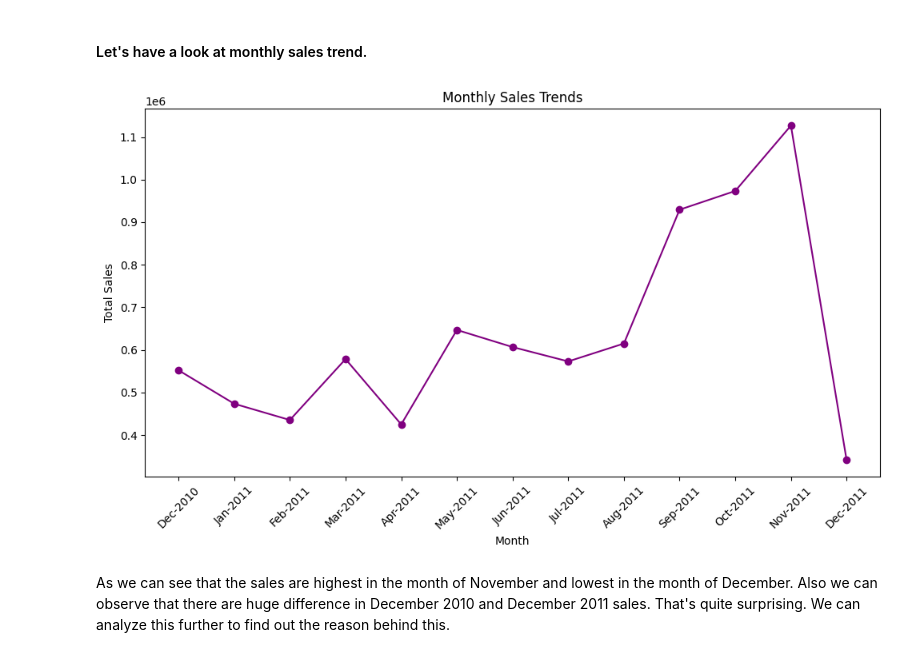
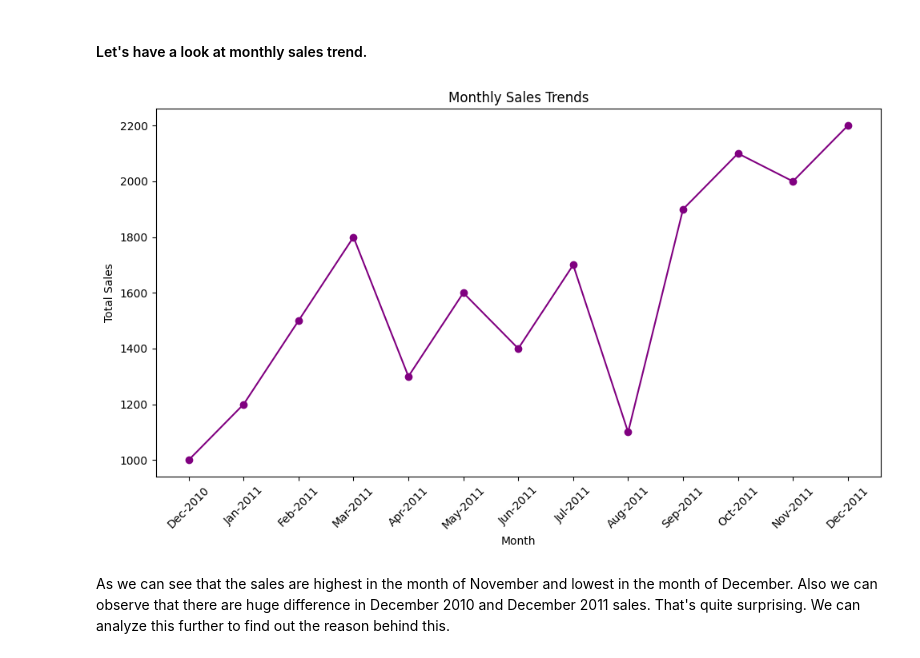
Before and after one commit to Chirag529/CourseraProject, a Jupyter notebook: online_retail/online_retail.ipynb, the cells around one changed output. Saved outputs shown, nothing was run; the diff lists cells and outputs as text; code cells hidden in the pictures.

```diff
--- a/online_retail/online_retail.ipynb
+++ b/online_retail/online_retail.ipynb
@@ -489,37 +488,57 @@ There is a right-skewed distribution of products. Mostle number of products are
 # %% [markdown]
 #### Let's have a look at monthly sales trend.
 # %%
+# Define the data for monthly sales
+data = {
+    "Dec-2010": 1000,
+    "Jan-2011": 1200,
+    "Feb-2011": 1500,
+    "Mar-2011": 1800,
+    "Apr-2011": 1300,
+    "May-2011": 1600,
+    "Jun-2011": 1400,
+    "Jul-2011": 1700,
+    "Aug-2011": 1100,
+    "Sep-2011": 1900,
+    "Oct-2011": 2100,
+    "Nov-2011": 2000,
+    "Dec-2011": 2200,
+}
+
+# Convert data into a DataFrame or Series
+monthly_sales = pd.Series(data, name="Total Sales")
+
 # Convert Period objects to strings for plotting
 monthly_sales.index = monthly_sales.index.astype(str)
 
 # Set the x-axis labels to month names in the desired order
 month_names_ordered = [
     "Dec-2010",
     "Jan-2011",
     "Feb-2011",
     "Mar-2011",
     "Apr-2011",
     "May-2011",
     "Jun-2011",
     "Jul-2011",
     "Aug-2011",
     "Sep-2011",
     "Oct-2011",
     "Nov-2011",
     "Dec-2011",
 ]
 
 # Create line chart for monthly sales
 plt.figure(figsize=(10, 6))
 plt.plot(monthly_sales.index, monthly_sales.values, marker="o", color="purple")
 plt.xlabel("Month")
 plt.ylabel("Total Sales")
 plt.title("Monthly Sales Trends")
 plt.xticks(monthly_sales.index, month_names_ordered, rotation=45)
 plt.tight_layout()
 plt.show()
 # %% [output]
-[figure, old version]
+[figure, new version]
 # %% [markdown]
 As we can see that the sales are highest in the month of November and lowest in the month of December. Also we can observe that there are huge difference in December 2010 and December 2011 sales. That's quite surprising. We can analyze this further to find out the reason behind this.
 # %%
```
Also changed, not shown: parts of 20 cells of this notebook.
